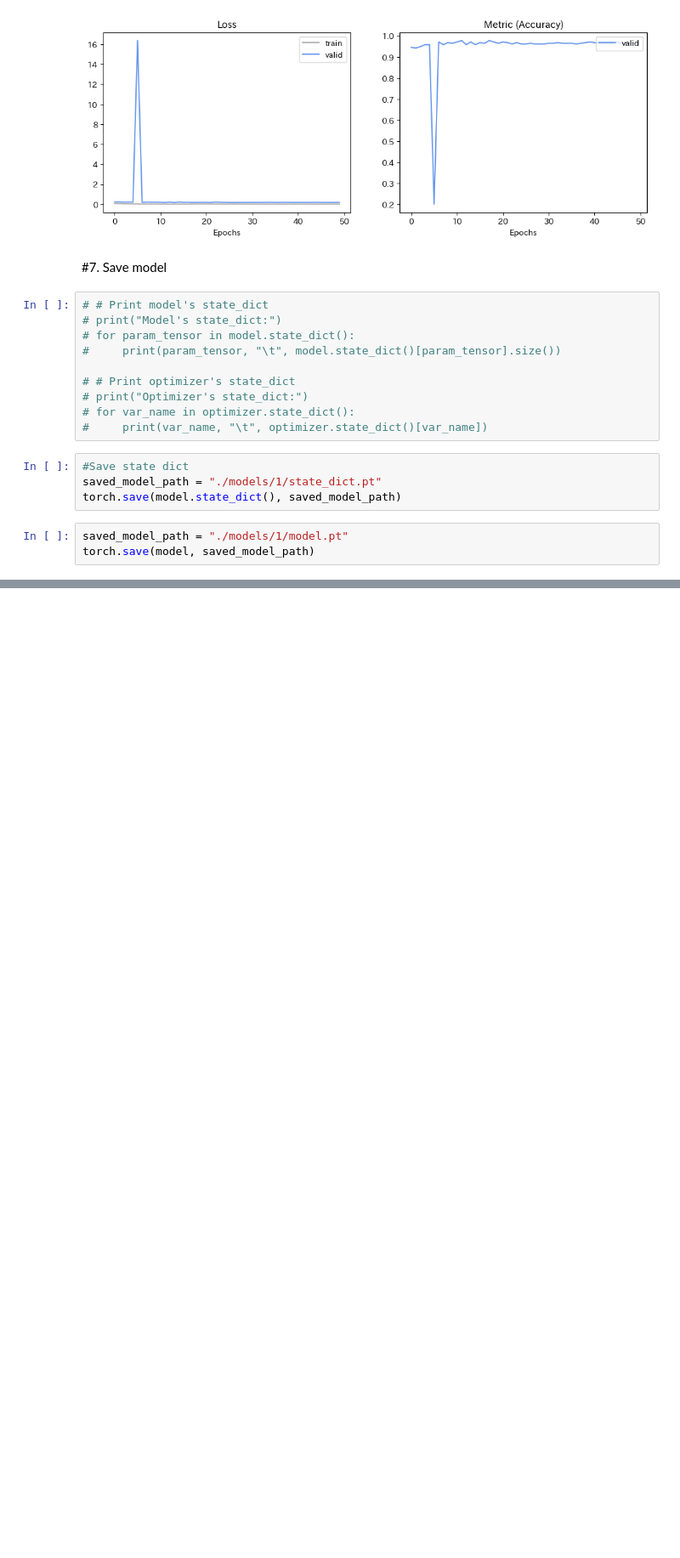
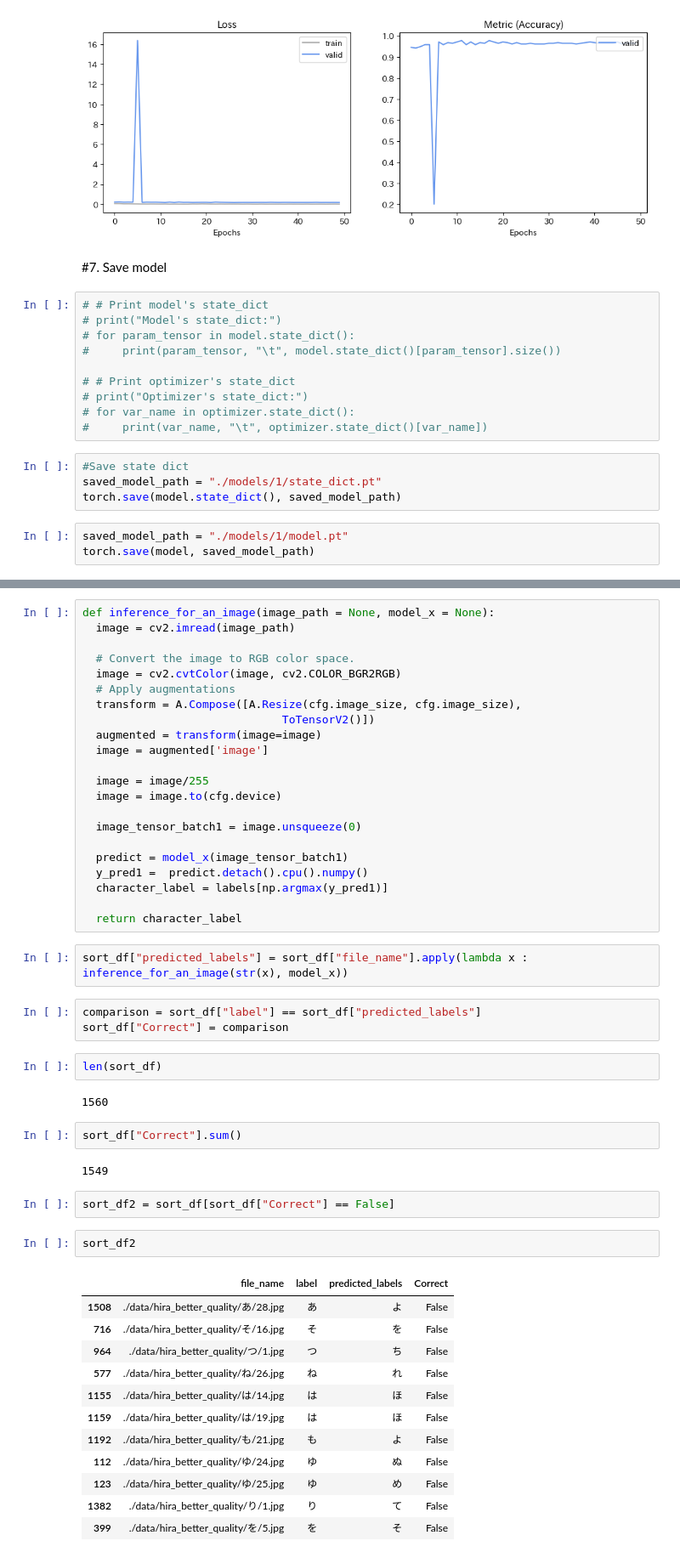
Before and after one commit to Tuan-LeHoang/hira_kata_recognition, a Jupyter notebook: Train.ipynb, the cells around one changed output, grey strips where cells are left out. Shown at 85% size. Cells and saved outputs as stored; diff of their text form; blank space fills up the shorter version.

Commit message:
Some results about exploring models

```diff
--- a/Train.ipynb
+++ b/Train.ipynb
@@ -512,0 +590,52 @@ torch.save(model, saved_model_path)
+# %%
+def inference_for_an_image(image_path = None, model_x = None):
+  image = cv2.imread(image_path)
+
+  # Convert the image to RGB color space.
+  image = cv2.cvtColor(image, cv2.COLOR_BGR2RGB)
+  # Apply augmentations
+  transform = A.Compose([A.Resize(cfg.image_size, cfg.image_size),
+                              ToTensorV2()])
+  augmented = transform(image=image)
+  image = augmented['image']
+
+  image = image/255
+  image = image.to(cfg.device)
+
+  image_tensor_batch1 = image.unsqueeze(0)
+
+  predict = model_x(image_tensor_batch1)
+  y_pred1 =  predict.detach().cpu().numpy()
+  character_label = labels[np.argmax(y_pred1)]
+
+  return character_label
+# %%
+sort_df["predicted_labels"] = sort_df["file_name"].apply(lambda x : inference_for_an_image(str(x), model_x))
+# %%
+comparison = sort_df["label"] == sort_df["predicted_labels"]
+sort_df["Correct"] = comparison
+# %%
+len(sort_df)
+# %% [output]
+1560
+# %%
+sort_df["Correct"].sum()
+# %% [output]
+1549
+# %%
+sort_df2 = sort_df[sort_df["Correct"] == False]
+# %%
+sort_df2
+# %% [output]
+|  | file_name | label | predicted_labels | Correct |
+| 1508 | ./data/hira_better_quality/あ/28.jpg | あ | よ | False |
+| 716 | ./data/hira_better_quality/そ/16.jpg | そ | を | False |
+| 964 | ./data/hira_better_quality/つ/1.jpg | つ | ち | False |
+| 577 | ./data/hira_better_quality/ね/26.jpg | ね | れ | False |
+| 1155 | ./data/hira_better_quality/は/14.jpg | は | ほ | False |
+| 1159 | ./data/hira_better_quality/は/19.jpg | は | ほ | False |
+| 1192 | ./data/hira_better_quality/も/21.jpg | も | よ | False |
+| 112 | ./data/hira_better_quality/ゆ/24.jpg | ゆ | ぬ | False |
+| 123 | ./data/hira_better_quality/ゆ/25.jpg | ゆ | め | False |
+| 1382 | ./data/hira_better_quality/り/1.jpg | り | て | False |
+| 399 | ./data/hira_better_quality/を/5.jpg | を | そ | False |
```
Also changed, not shown: parts of 29 cells of this notebook.
